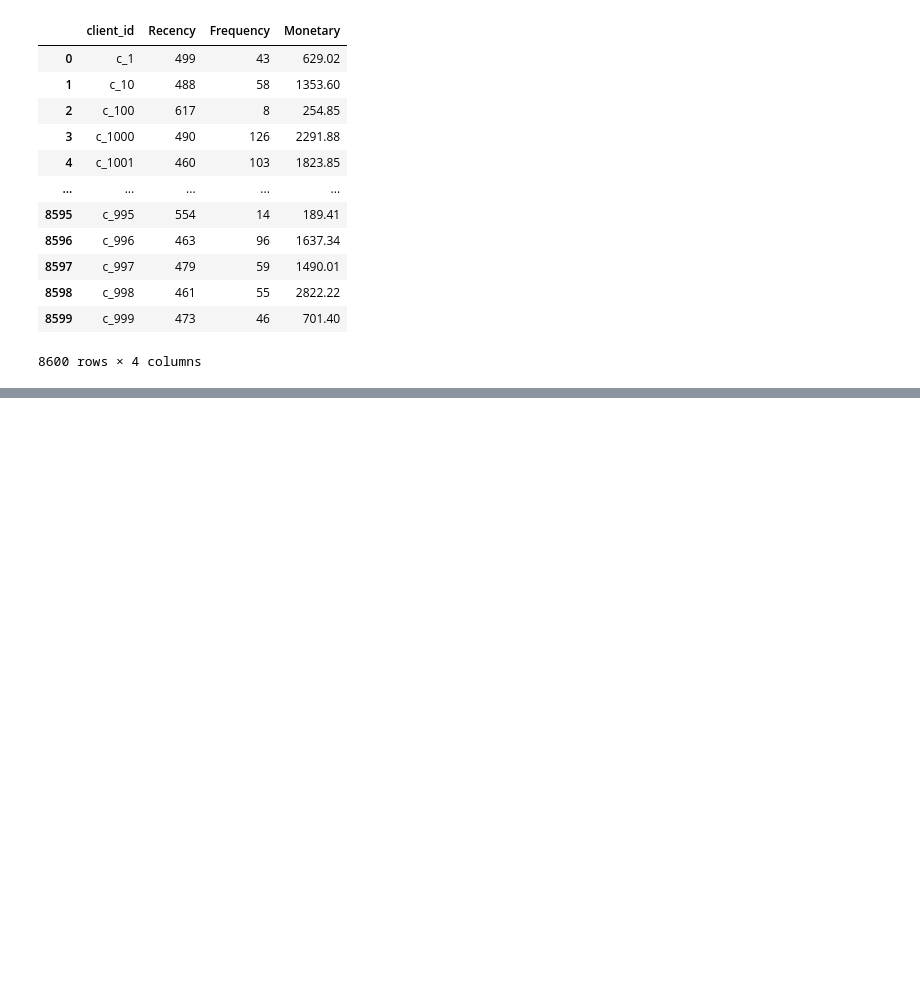
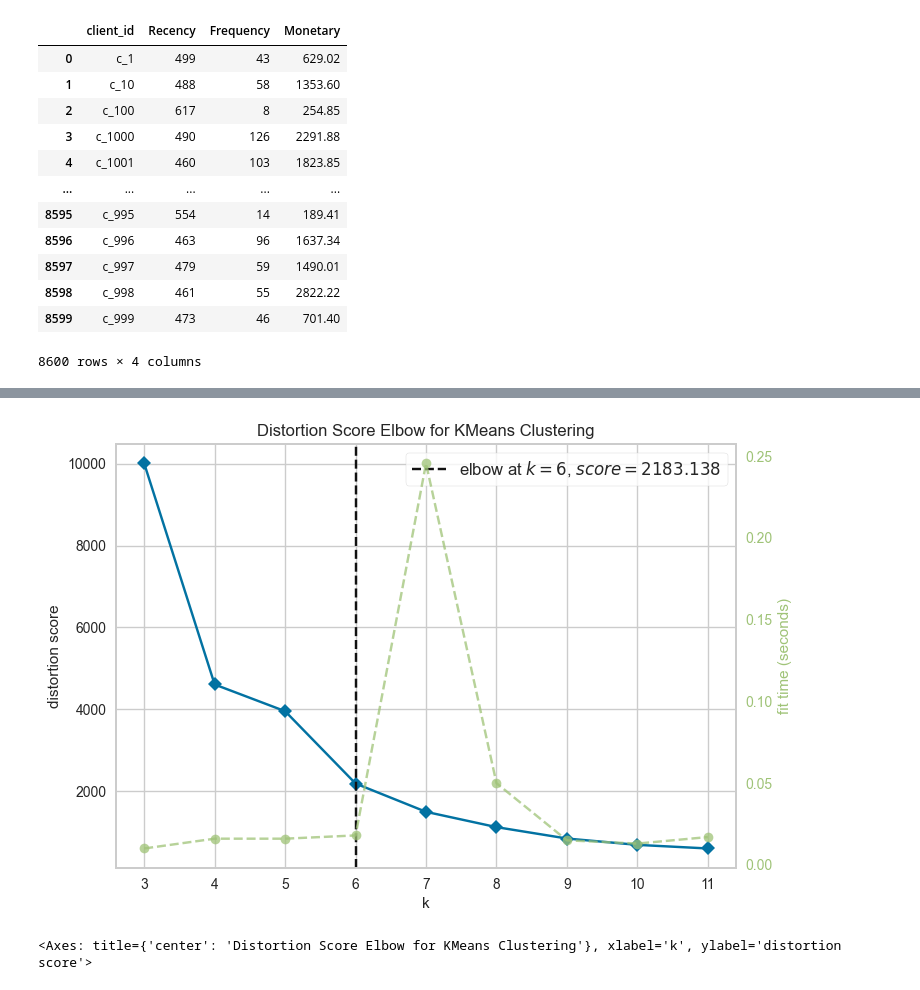
Before and after one commit to Vaelastraszz/dojo_git, a Jupyter notebook: notebooks/modeling.ipynb, the cells around one changed output, grey strips where cells are left out. Cells and saved outputs as stored; diff of their text form; code cells hidden in the pictures; blank space fills up the shorter version.

Commit message:
rfm et kmeans

```diff
--- a/notebooks/modeling.ipynb
+++ b/notebooks/modeling.ipynb
@@ -168,0 +165,3 @@ rfm
+# %%
+X_scaled = scaler_std.fit_transform(rfm[rfm.columns[1:]])
+X_scaled
@@ -168,0 +176,11 @@ rfm
+# %%
+model = KMeans(n_init='auto', random_state=42)
+
+visualiser = KElbowVisualizer(model, k=(3,12))
+
+visualiser.fit(X_scaled)
+
+visualiser.show()
+# %% [output]
+[figure, added]
+<Axes: title={'center': 'Distortion Score Elbow for KMeans Clustering'}, xlabel='k', ylabel='distortion score'>
```
Also changed, not shown: parts of 19 cells of this notebook.
